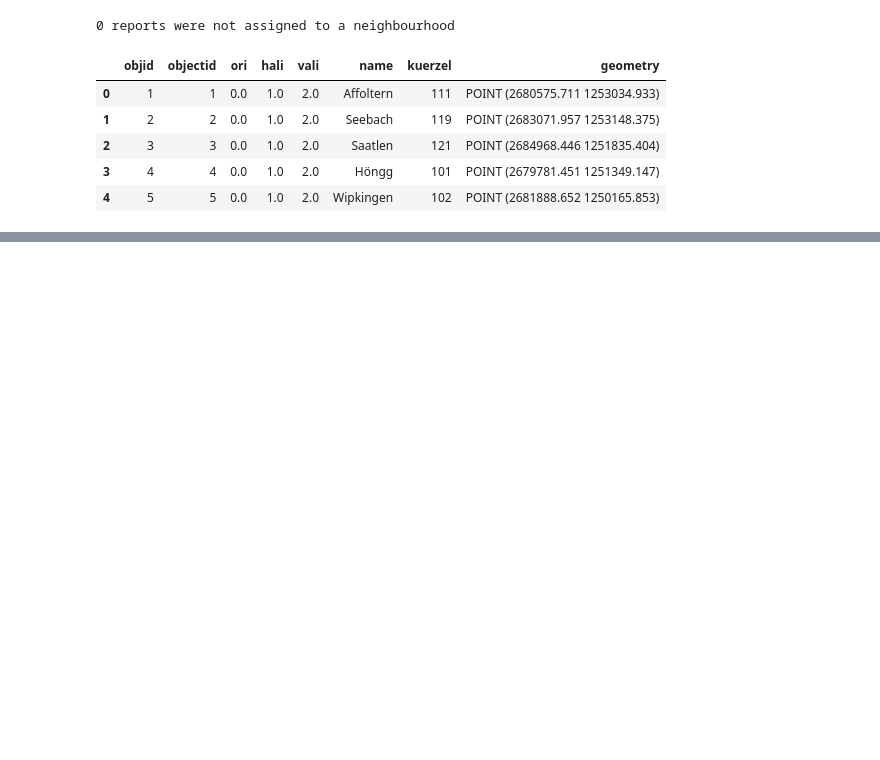
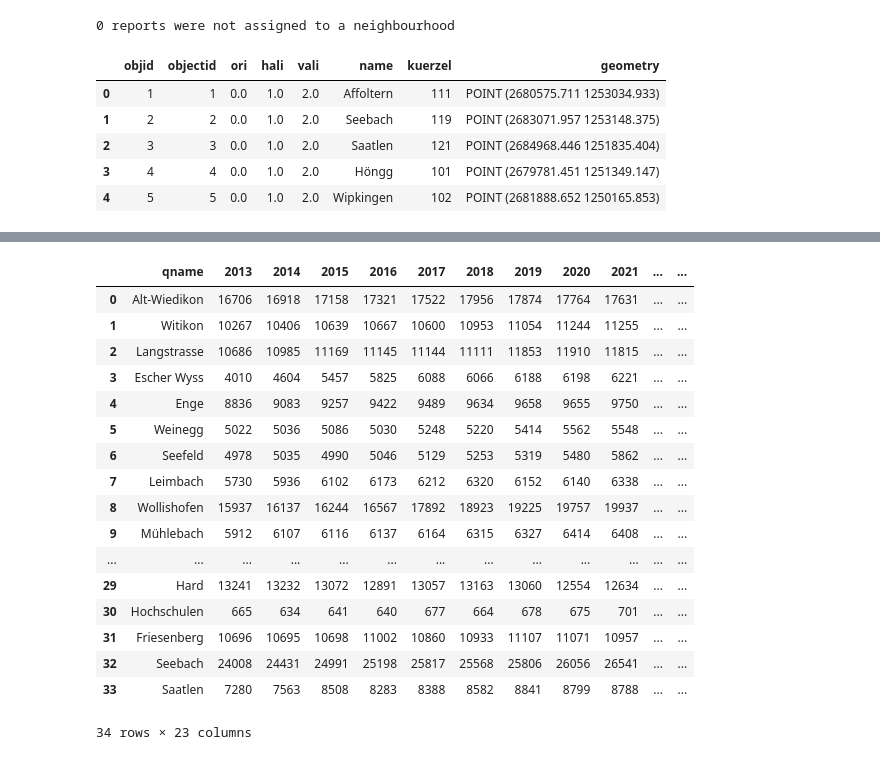
Before and after one commit to lukasgoetz-debug/sds210-project-lukas-goetz, a Jupyter notebook: notebooks/sds_proj_analysis.ipynb, the cells around one changed output, grey strips where cells are left out. Cells and saved outputs as stored; diff of their text form; code cells hidden in the pictures; blank space fills up the shorter version.

```diff
--- a/notebooks/sds_proj_analysis.ipynb
+++ b/notebooks/sds_proj_analysis.ipynb
@@ -543,0 +671,21 @@ plt.show()
+# %%
+display(quartier_analysis.head(34))
+# %% [output]
+|  | qname | 2013 | 2014 | 2015 | 2016 | 2017 | 2018 | 2019 | 2020 | 2021 | ... | ... |
+| 0 | Alt-Wiedikon | 16706 | 16918 | 17158 | 17321 | 17522 | 17956 | 17874 | 17764 | 17631 | ... | ... |
+| 1 | Witikon | 10267 | 10406 | 10639 | 10667 | 10600 | 10953 | 11054 | 11244 | 11255 | ... | ... |
+| 2 | Langstrasse | 10686 | 10985 | 11169 | 11145 | 11144 | 11111 | 11853 | 11910 | 11815 | ... | ... |
+| 3 | Escher Wyss | 4010 | 4604 | 5457 | 5825 | 6088 | 6066 | 6188 | 6198 | 6221 | ... | ... |
+| 4 | Enge | 8836 | 9083 | 9257 | 9422 | 9489 | 9634 | 9658 | 9655 | 9750 | ... | ... |
+| 5 | Weinegg | 5022 | 5036 | 5086 | 5030 | 5248 | 5220 | 5414 | 5562 | 5548 | ... | ... |
+| 6 | Seefeld | 4978 | 5035 | 4990 | 5046 | 5129 | 5253 | 5319 | 5480 | 5862 | ... | ... |
+| 7 | Leimbach | 5730 | 5936 | 6102 | 6173 | 6212 | 6320 | 6152 | 6140 | 6338 | ... | ... |
+| 8 | Wollishofen | 15937 | 16137 | 16244 | 16567 | 17892 | 18923 | 19225 | 19757 | 19937 | ... | ... |
+| 9 | Mühlebach | 5912 | 6107 | 6116 | 6137 | 6164 | 6315 | 6327 | 6414 | 6408 | ... | ... |
+| ... | ... | ... | ... | ... | ... | ... | ... | ... | ... | ... | ... | ... |
+| 29 | Hard | 13241 | 13232 | 13072 | 12891 | 13057 | 13163 | 13060 | 12554 | 12634 | ... | ... |
+| 30 | Hochschulen | 665 | 634 | 641 | 640 | 677 | 664 | 678 | 675 | 701 | ... | ... |
+| 31 | Friesenberg | 10696 | 10695 | 10698 | 11002 | 10860 | 10933 | 11107 | 11071 | 10957 | ... | ... |
+| 32 | Seebach | 24008 | 24431 | 24991 | 25198 | 25817 | 25568 | 25806 | 26056 | 26541 | ... | ... |
+| 33 | Saatlen | 7280 | 7563 | 8508 | 8283 | 8388 | 8582 | 8841 | 8799 | 8788 | ... | ... |
+34 rows × 23 columns
```
Also changed, not shown: parts of 6 cells of this notebook.
